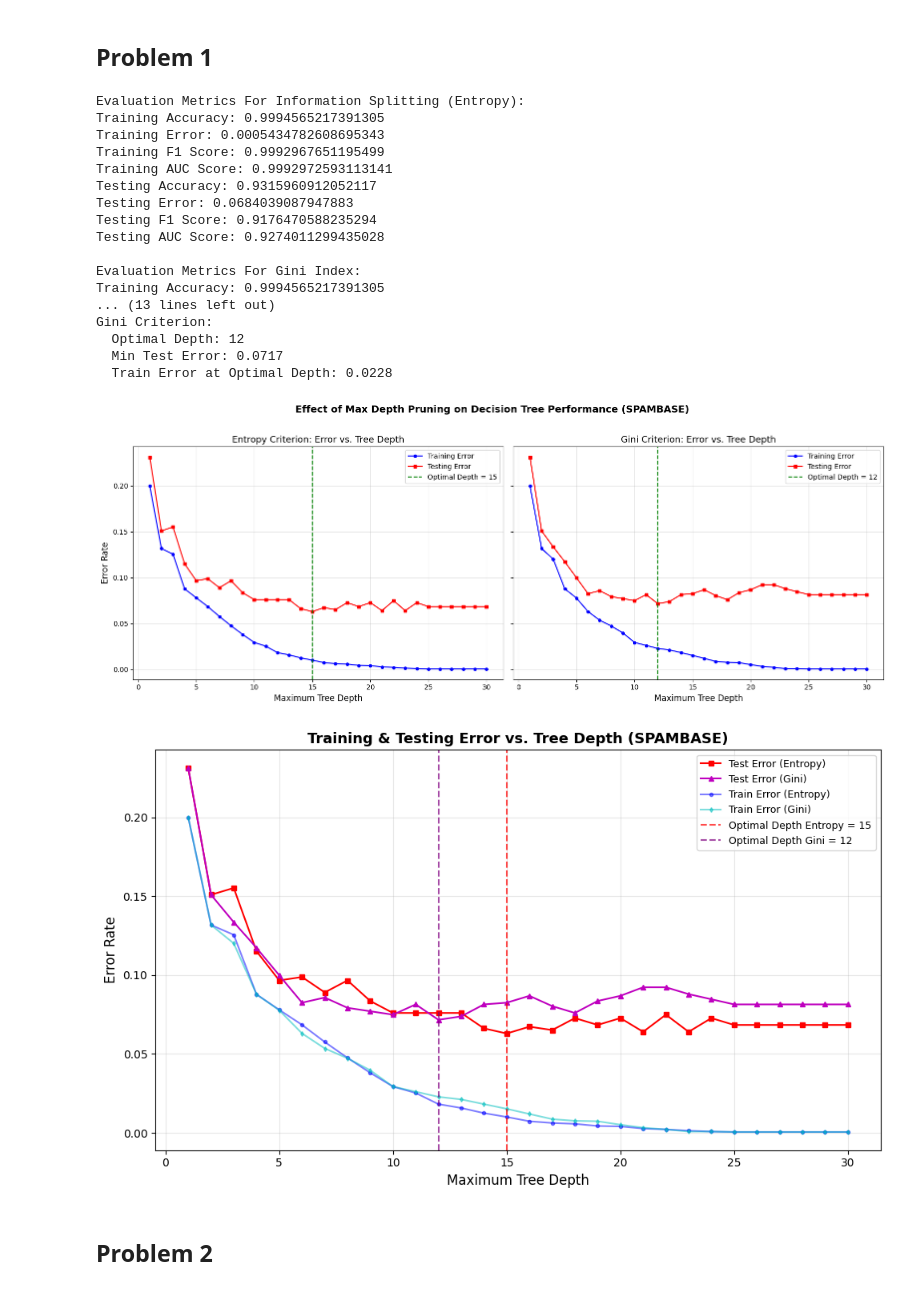
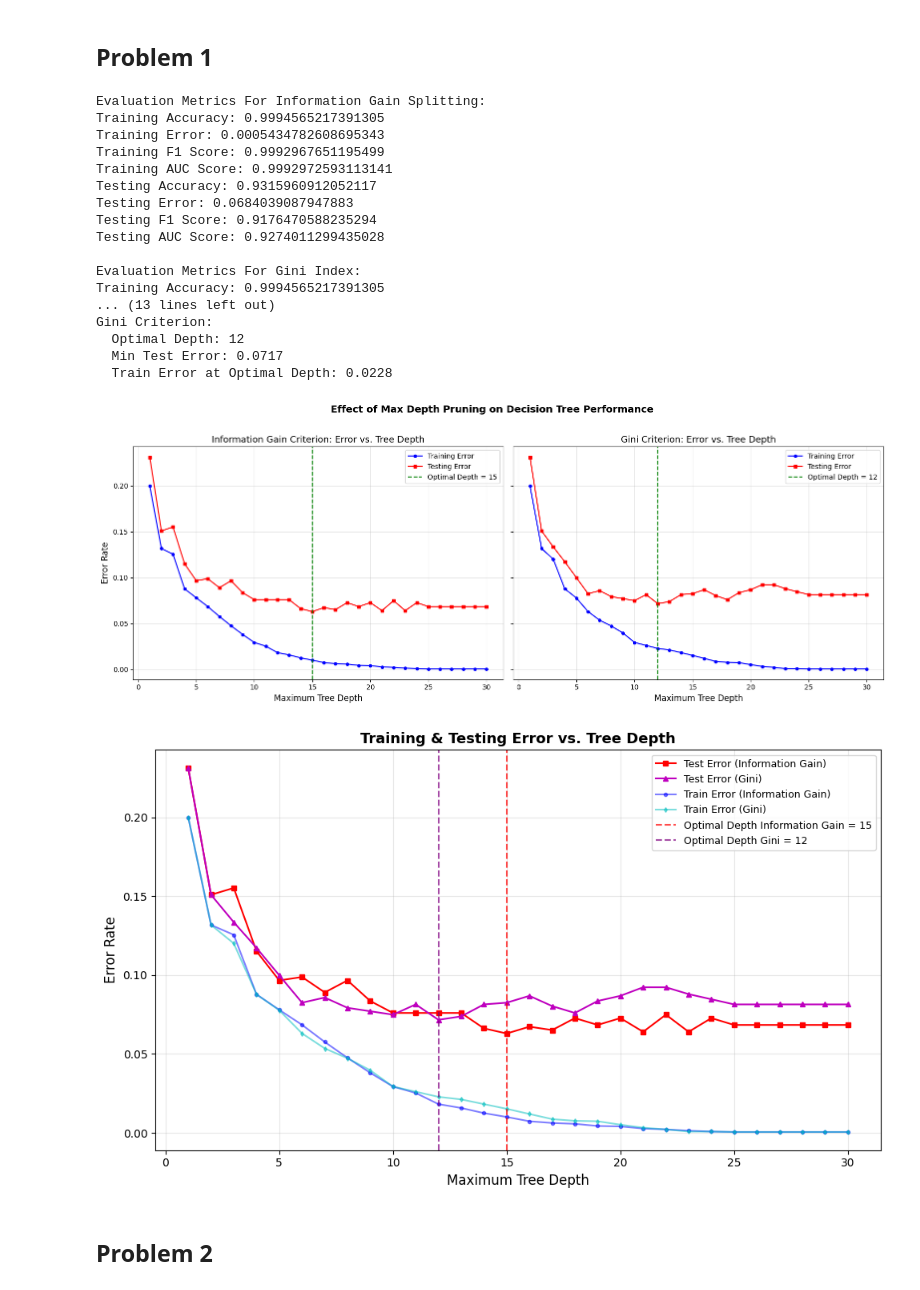
Before and after one commit to karangv/DS4400, a Jupyter notebook: HW4/DS4400_HW4.ipynb, the cells around one changed output. Saved outputs shown, nothing was run; the diff lists cells and outputs as text; code cells hidden in the pictures.

Commit message:
Made changes to the plot

```diff
--- a/HW4/DS4400_HW4.ipynb
+++ b/HW4/DS4400_HW4.ipynb
@@ -28,7 +28,7 @@ dt_classifier_entropy.fit(X_train, y_train)
 y_pred = dt_classifier_entropy.predict(X_test)
 y_train_pred = dt_classifier_entropy.predict(X_train)
 
-print("Evaluation Metrics For Information Splitting (Entropy):")
+print("Evaluation Metrics For Information Gain Splitting:")
 training_accuracy = np.mean(y_train_pred == y_train)
 print("Training Accuracy:", training_accuracy)
 print("Training Error:", 1 - training_accuracy)
@@ -67,7 +67,7 @@ train_errors_gini = []
 test_errors_gini = []
 
 for depth in max_depth_range:
-    # Entropy criterion with max_depth constraint
+    # Information Gain Splitting with max_depth constraint
     dt_entropy = DecisionTreeClassifier(criterion='entropy', max_depth=depth, random_state=42)
     dt_entropy.fit(X_train, y_train)
     train_errors_entropy.append(1 - dt_entropy.score(X_train, y_train))
@@ -84,7 +84,7 @@ optimal_depth_entropy = list(max_depth_range)[np.argmin(test_errors_entropy)]
 optimal_depth_gini = list(max_depth_range)[np.argmin(test_errors_gini)]
 
 
-print(f"\nEntropy Criterion:")
+print(f"\nInformation Gain Criterion:")
 print(f"  Optimal Depth: {optimal_depth_entropy}")
 print(f"  Min Test Error: {min(test_errors_entropy):.4f}")
 print(f"  Train Error at Optimal Depth: {train_errors_entropy[optimal_depth_entropy - 1]:.4f}")
@@ -104,7 +104,7 @@ axes[0].axvline(x=optimal_depth_entropy, color='green', linestyle='--', linewidt
                 label=f'Optimal Depth = {optimal_depth_entropy}')
 axes[0].set_xlabel('Maximum Tree Depth', fontsize=12)
 axes[0].set_ylabel('Error Rate', fontsize=12)
-axes[0].set_title('Entropy Criterion: Error vs. Tree Depth', fontsize=13)
+axes[0].set_title('Information Gain Criterion: Error vs. Tree Depth', fontsize=13)
 axes[0].legend(fontsize=10)
 axes[0].set_xticks(range(0, 31, 5))
 axes[0].grid(True, alpha=0.3)
@@ -120,7 +120,7 @@ axes[1].legend(fontsize=10)
 axes[1].set_xticks(range(0, 31, 5))
 axes[1].grid(True, alpha=0.3)
 
-plt.suptitle('Effect of Max Depth Pruning on Decision Tree Performance (SPAMBASE)',
+plt.suptitle('Effect of Max Depth Pruning on Decision Tree Performance',
              fontsize=14, fontweight='bold', y=1.02)
 plt.tight_layout()
 plt.show()
@@ -128,41 +128,41 @@ plt.show()
 
 # Combined plot for both criteria
 plt.figure(figsize=(10, 6))
-plt.plot(max_depth_range, test_errors_entropy, 'r-s', markersize=4, label='Test Error (Entropy)')
+plt.plot(max_depth_range, test_errors_entropy, 'r-s', markersize=4, label='Test Error (Information Gain)')
 plt.plot(max_depth_range, test_errors_gini, 'm-^', markersize=4, label='Test Error (Gini)')
-plt.plot(max_depth_range, train_errors_entropy, 'b-o', markersize=3, alpha=0.5, label='Train Error (Entropy)')
+plt.plot(max_depth_range, train_errors_entropy, 'b-o', markersize=3, alpha=0.5, label='Train Error (Information Gain)')
 plt.plot(max_depth_range, train_errors_gini, 'c-d', markersize=3, alpha=0.5, label='Train Error (Gini)')
 plt.axvline(x=optimal_depth_entropy, color='red', linestyle='--', alpha=0.7,
-            label=f'Optimal Depth Entropy = {optimal_depth_entropy}')
+            label=f'Optimal Depth Information Gain = {optimal_depth_entropy}')
 plt.axvline(x=optimal_depth_gini, color='purple', linestyle='--', alpha=0.7,
             label=f'Optimal Depth Gini = {optimal_depth_gini}')
 plt.xlabel('Maximum Tree Depth', fontsize=12)
 plt.ylabel('Error Rate', fontsize=12)
-plt.title('Training & Testing Error vs. Tree Depth (SPAMBASE)', fontsize=13, fontweight='bold')
+plt.title('Training & Testing Error vs. Tree Depth', fontsize=13, fontweight='bold')
 plt.legend(fontsize=9)
 plt.grid(True, alpha=0.3)
 plt.tight_layout()
 plt.show()
 # %% [output]
-Evaluation Metrics For Information Splitting (Entropy):
+Evaluation Metrics For Information Gain Splitting:
 Training Accuracy: 0.9994565217391305
 Training Error: 0.0005434782608695343
 Training F1 Score: 0.9992967651195499
 Training AUC Score: 0.9992972593113141
 Testing Accuracy: 0.9315960912052117
 Testing Error: 0.0684039087947883
 Testing F1 Score: 0.9176470588235294
 Testing AUC Score: 0.9274011299435028
 
 Evaluation Metrics For Gini Index:
 Training Accuracy: 0.9994565217391305
 ... (13 lines left out)
 Gini Criterion:
   Optimal Depth: 12
   Min Test Error: 0.0717
   Train Error at Optimal Depth: 0.0228
-[figure, old version]
+[figure, new version]
-[figure, old version]
+[figure, new version]
 # %% [markdown]
 ## Problem 2
 # %%
```
Also changed, not shown: parts of 1 cell of this notebook.
